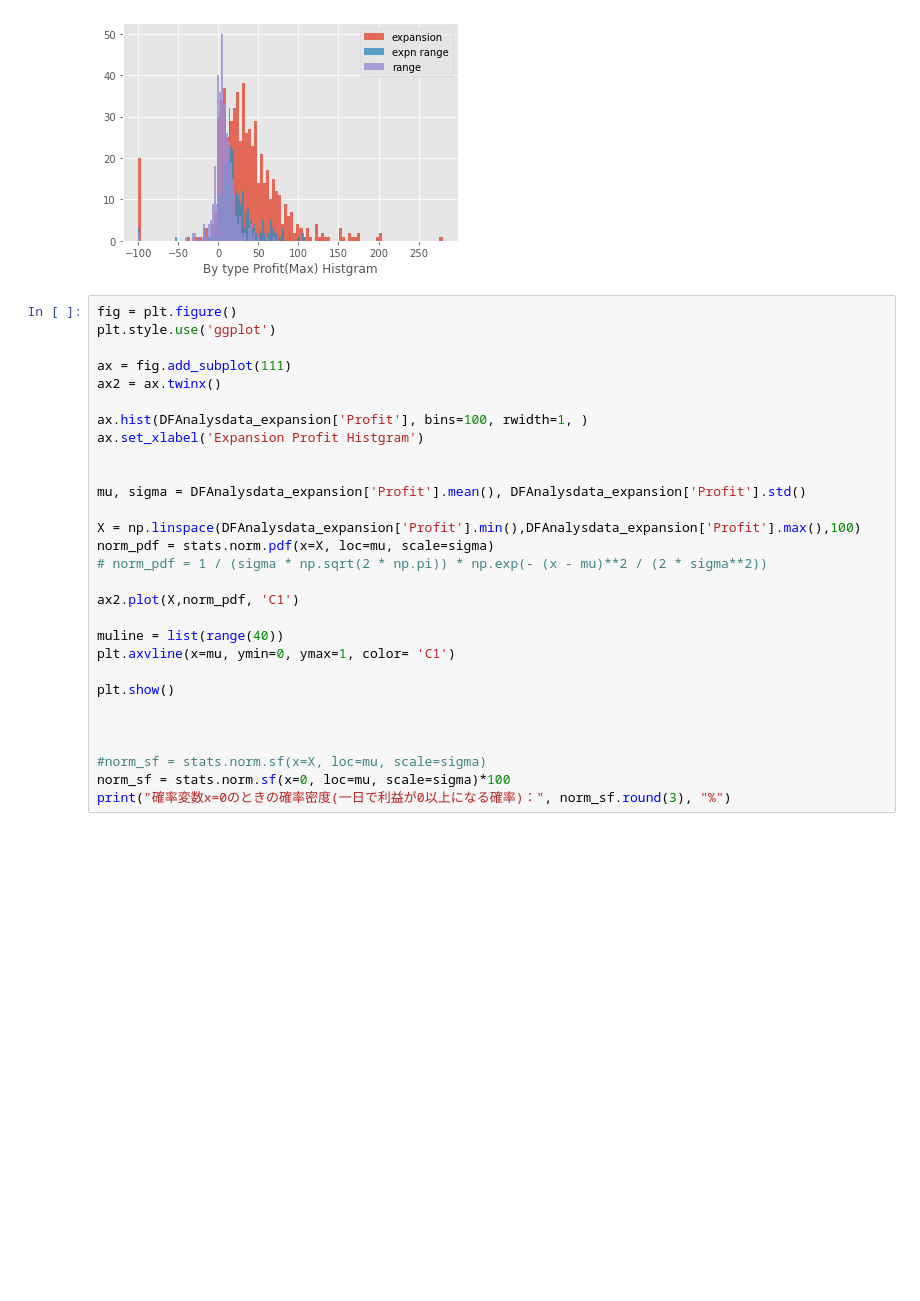
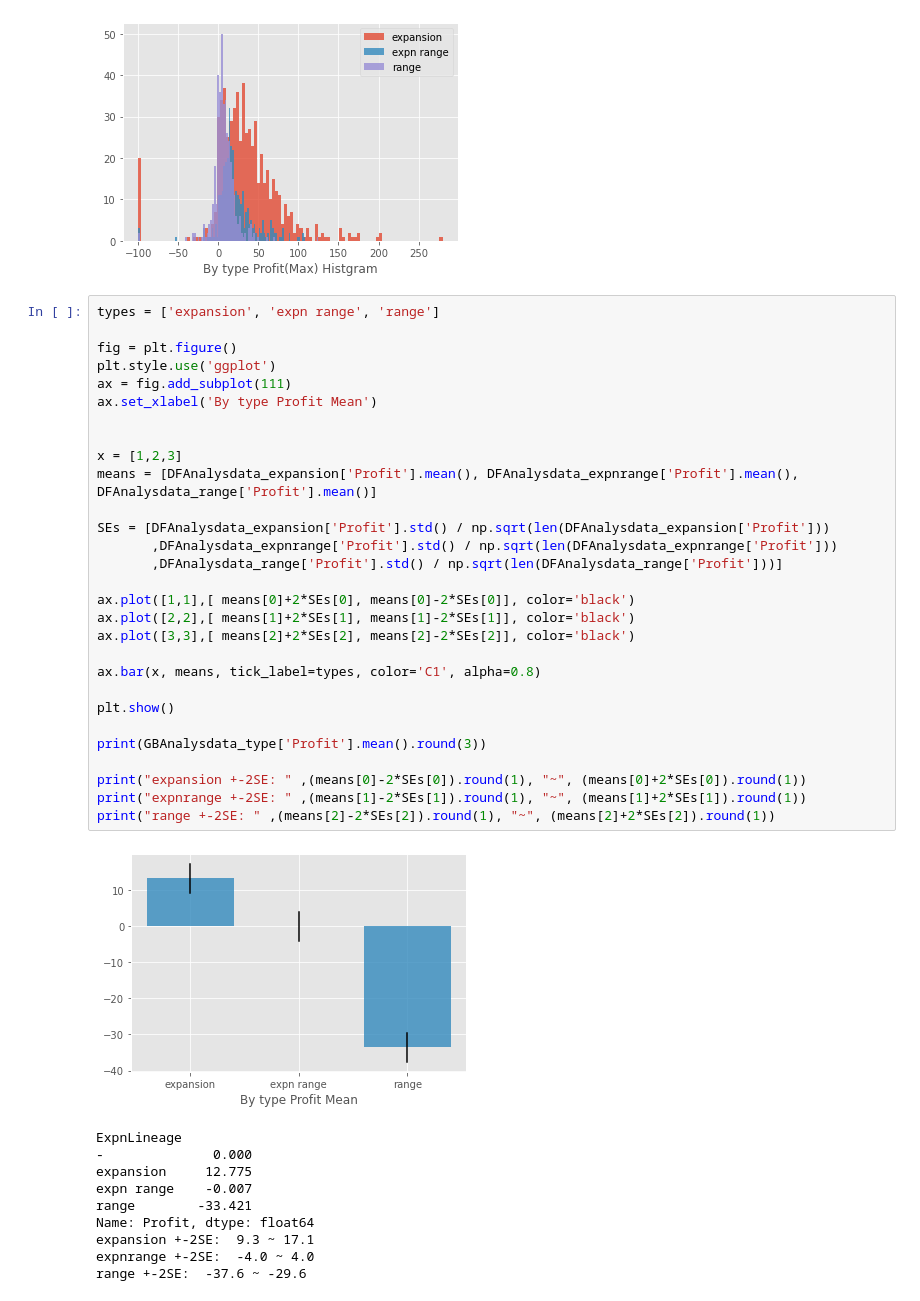
Before and after one commit to Jhosua-a/FXAnalysisData, a Jupyter notebook: MixBollinger.ipynb, the cells around one changed output. Cells and saved outputs as stored; diff of their text form; blank space fills up the shorter version.

Commit message:
add graph

```diff
--- a/MixBollinger.ipynb
+++ b/MixBollinger.ipynb
@@ -726,32 +726,43 @@ ax.legend()
 plt.show()
 # %% [output]
 [figure]
-# %%
-fig = plt.figure()
-plt.style.use('ggplot')
-
-ax = fig.add_subplot(111)
-ax2 = ax.twinx()
-
-ax.hist(DFAnalysdata_expansion['Profit'], bins=100, rwidth=1, )
-ax.set_xlabel('Expansion Profit Histgram')
-
-
-mu, sigma = DFAnalysdata_expansion['Profit'].mean(), DFAnalysdata_expansion['Profit'].std()
-
-X = np.linspace(DFAnalysdata_expansion['Profit'].min(),DFAnalysdata_expansion['Profit'].max(),100)
-norm_pdf = stats.norm.pdf(x=X, loc=mu, scale=sigma)
-# norm_pdf = 1 / (sigma * np.sqrt(2 * np.pi)) * np.exp(- (x - mu)**2 / (2 * sigma**2))
-
-ax2.plot(X,norm_pdf, 'C1')
-
-muline = list(range(40))
-plt.axvline(x=mu, ymin=0, ymax=1, color= 'C1')
-
-plt.show()
-
-
-
-#norm_sf = stats.norm.sf(x=X, loc=mu, scale=sigma)
-norm_sf = stats.norm.sf(x=0, loc=mu, scale=sigma)*100
-print("確率変数x=0のときの確率密度(一日で利益が0以上になる確率)：", norm_sf.round(3), "%")
+# %%
+types = ['expansion', 'expn range', 'range']
+
+fig = plt.figure()
+plt.style.use('ggplot')
+ax = fig.add_subplot(111)
+ax.set_xlabel('By type Profit Mean')
+
+
+x = [1,2,3]
+means = [DFAnalysdata_expansion['Profit'].mean(), DFAnalysdata_expnrange['Profit'].mean(), DFAnalysdata_range['Profit'].mean()]
+
+SEs = [DFAnalysdata_expansion['Profit'].std() / np.sqrt(len(DFAnalysdata_expansion['Profit']))
+       ,DFAnalysdata_expnrange['Profit'].std() / np.sqrt(len(DFAnalysdata_expnrange['Profit']))
+       ,DFAnalysdata_range['Profit'].std() / np.sqrt(len(DFAnalysdata_range['Profit']))]
+
+ax.plot([1,1],[ means[0]+2*SEs[0], means[0]-2*SEs[0]], color='black')
+ax.plot([2,2],[ means[1]+2*SEs[1], means[1]-2*SEs[1]], color='black')
+ax.plot([3,3],[ means[2]+2*SEs[2], means[2]-2*SEs[2]], color='black')
+
+ax.bar(x, means, tick_label=types, color='C1', alpha=0.8)
+
+plt.show()
+
+print(GBAnalysdata_type['Profit'].mean().round(3))
+
+print("expansion +-2SE: " ,(means[0]-2*SEs[0]).round(1), "~", (means[0]+2*SEs[0]).round(1))
+print("expnrange +-2SE: " ,(means[1]-2*SEs[1]).round(1), "~", (means[1]+2*SEs[1]).round(1))
+print("range +-2SE: " ,(means[2]-2*SEs[2]).round(1), "~", (means[2]+2*SEs[2]).round(1))
+# %% [output]
+[figure, added]
+ExpnLineage
+-              0.000
+expansion     12.775
+expn range    -0.007
+range        -33.421
+Name: Profit, dtype: float64
+expansion +-2SE:  9.3 ~ 17.1
+expnrange +-2SE:  -4.0 ~ 4.0
+range +-2SE:  -37.6 ~ -29.6
```
Also changed, not shown: parts of 5 cells of this notebook.
